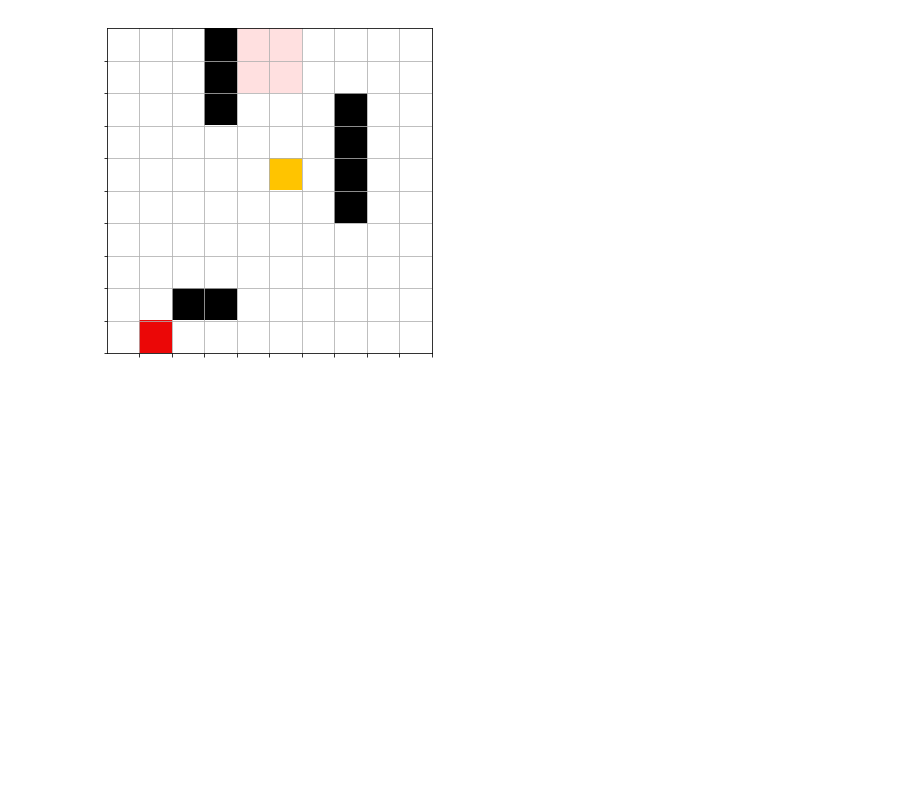
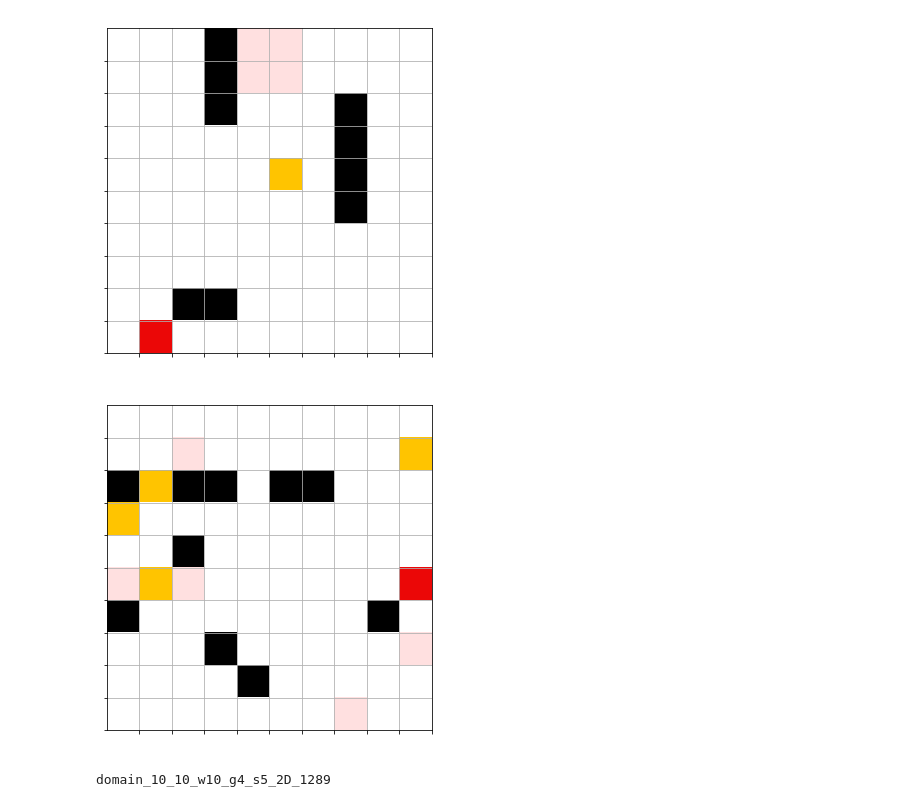
Before and after one commit to Naeemkh/dql, a Jupyter notebook: domain_prep.ipynb, the cells around one changed output. Saved outputs shown, nothing was run; the diff lists cells and outputs as text; code cells hidden in the pictures; blank space fills up the shorter version.

Commit message:
added creating random domain.

```diff
--- a/domain_prep.ipynb
+++ b/domain_prep.ipynb
@@ -120,0 +123,16 @@ mydomain.plot_domain(True)
+# %%
+# generating random domain
+d_shape = (10,10)
+d_type = "2D" # Use 2D in case of CNN (1D otherwise)
+n_wall = 10
+n_storage = 5
+n_gold = 4
+id_number = 1289 # some random integer (makes difference between two domain with the same features in different location.)
+rd = create_random_domain(d_shape,d_type,n_wall,n_storage,n_gold,id_number)
+rd.plot_domain(True)
+# %% [output]
+[figure, added]
+# %%
+print(rd.domain_name)
+# %% [output]
+domain_10_10_w10_g4_s5_2D_1289
```
Also changed, not shown: parts of 1 cell of this notebook, 1 other file.
